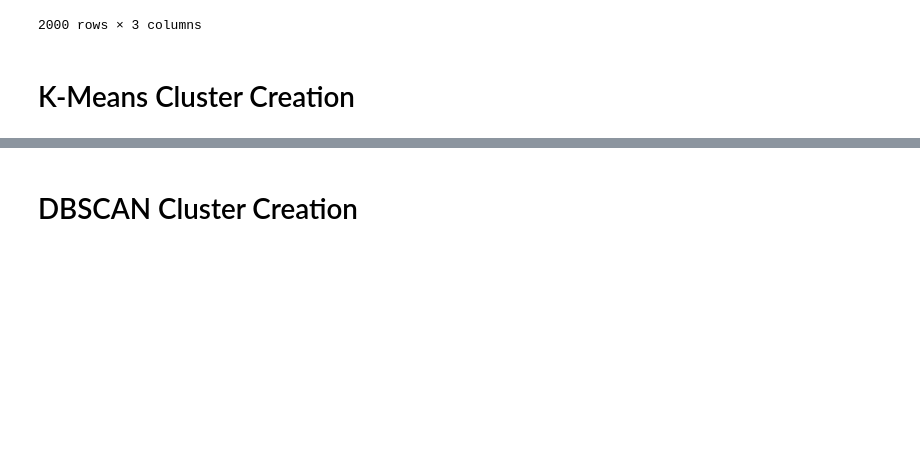
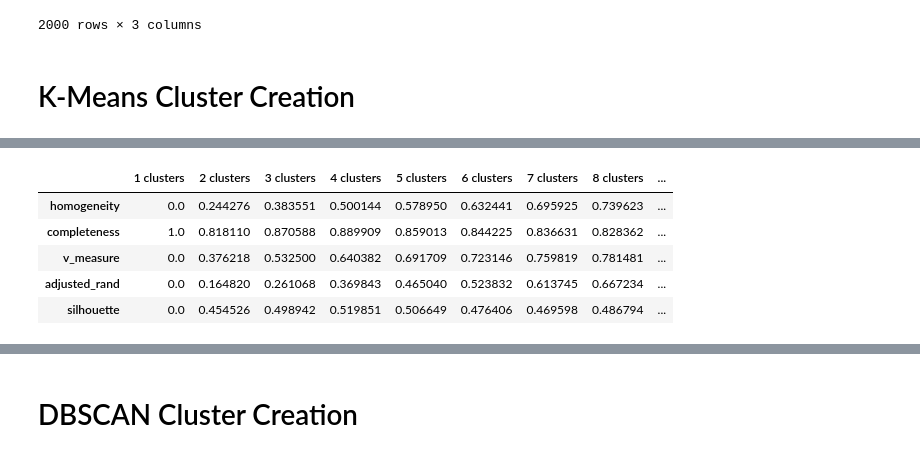
Before and after one commit to Elkhn/Portfolio, a Jupyter notebook: K-means, DBSCAN and FCM/K-Means, DBSCAN and FCM clusterization.ipynb, the cells around one changed output, grey strips where cells are left out. Cells and saved outputs as stored; diff of their text form; code cells hidden in the pictures; blank space fills up the shorter version.

```diff
--- a/K-means, DBSCAN and FCM/K-Means, DBSCAN and FCM clusterization.ipynb
+++ b/K-means, DBSCAN and FCM/K-Means, DBSCAN and FCM clusterization.ipynb
@@ -31,3 +65,32 @@ from sklearn.cluster import KMeans
+# %%
+homogeneity = []
+completeness = []
+v_measure = []
+adjusted_rand = []
+silhouette = [0]
+
+K = range(1, 11, 1)
+for k in tqdm(K):
+    kmeanModel = KMeans(n_clusters=k)
+    kmeanModel.fit(data[0])
+
+    homogeneity.append(homogeneity_score(data[1], kmeanModel.labels_))
+    completeness.append(completeness_score(data[1], kmeanModel.labels_))
+    v_measure.append(v_measure_score(data[1], kmeanModel.labels_))
+    adjusted_rand.append(adjusted_rand_score(data[1], kmeanModel.labels_))
+    if k > 1:
+        silhouette.append(silhouette_score(data[0], kmeanModel.labels_))
+# %%
+pd.DataFrame([homogeneity, completeness, v_measure, adjusted_rand, silhouette],
+             index=['homogeneity', 'completeness', 'v_measure', 'adjusted_rand', 'silhouette'],
+             columns=[str(x) + " clusters" for x in range (1,11,1)])
+# %% [output]
+|  | 1 clusters | 2 clusters | 3 clusters | 4 clusters | 5 clusters | 6 clusters | 7 clusters | 8 clusters | ... |
+| homogeneity | 0.0 | 0.244276 | 0.383551 | 0.500144 | 0.578950 | 0.632441 | 0.695925 | 0.739623 | ... |
+| completeness | 1.0 | 0.818110 | 0.870588 | 0.889909 | 0.859013 | 0.844225 | 0.836631 | 0.828362 | ... |
+| v_measure | 0.0 | 0.376218 | 0.532500 | 0.640382 | 0.691709 | 0.723146 | 0.759819 | 0.781481 | ... |
+| adjusted_rand | 0.0 | 0.164820 | 0.261068 | 0.369843 | 0.465040 | 0.523832 | 0.613745 | 0.667234 | ... |
+| silhouette | 0.0 | 0.454526 | 0.498942 | 0.519851 | 0.506649 | 0.476406 | 0.469598 | 0.486794 | ... |
 # %%
 names = ['K-Means with ' + str(idx) + ' clusters' for idx in range(2,11,2)]
 
```
Also changed, not shown: parts of 10 cells of this notebook.
